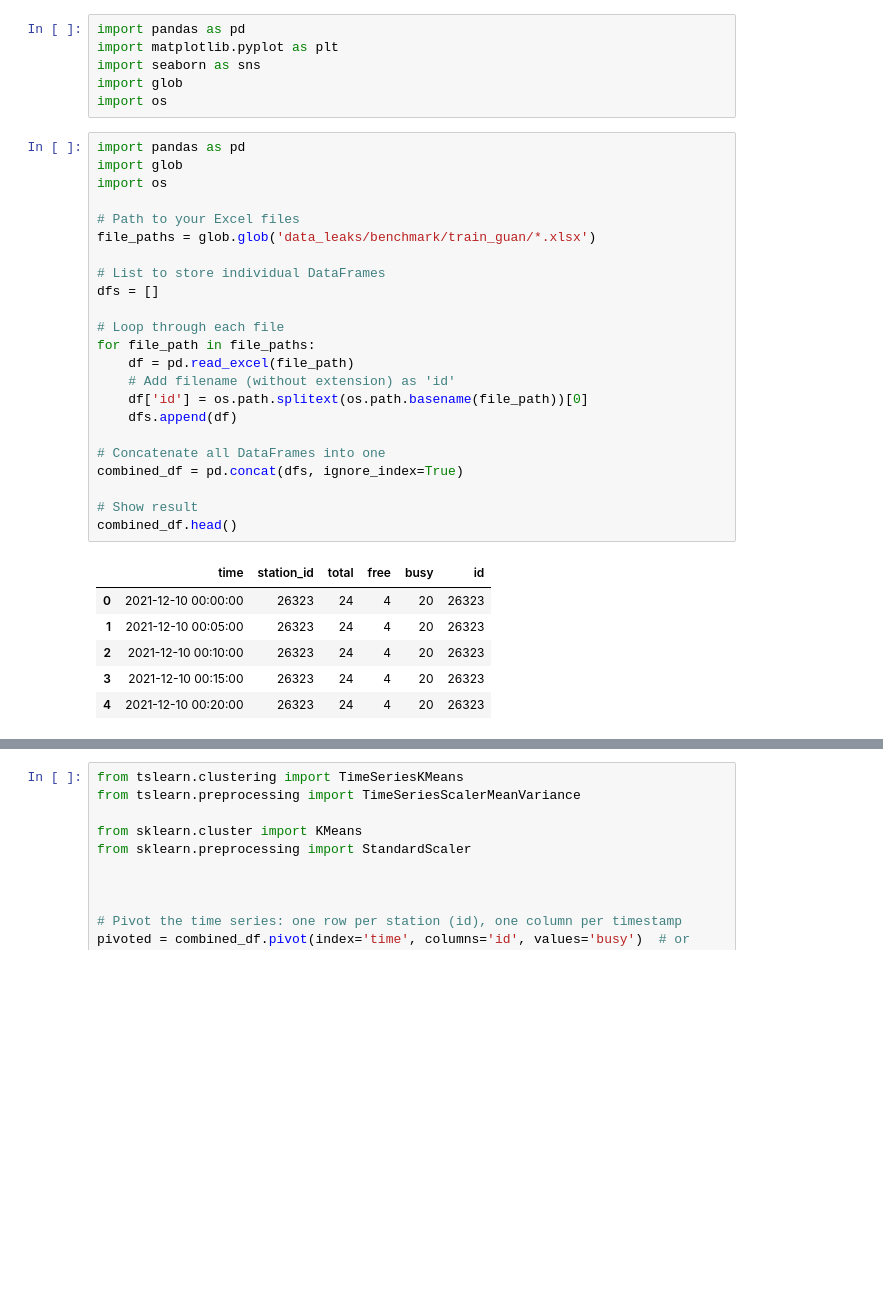
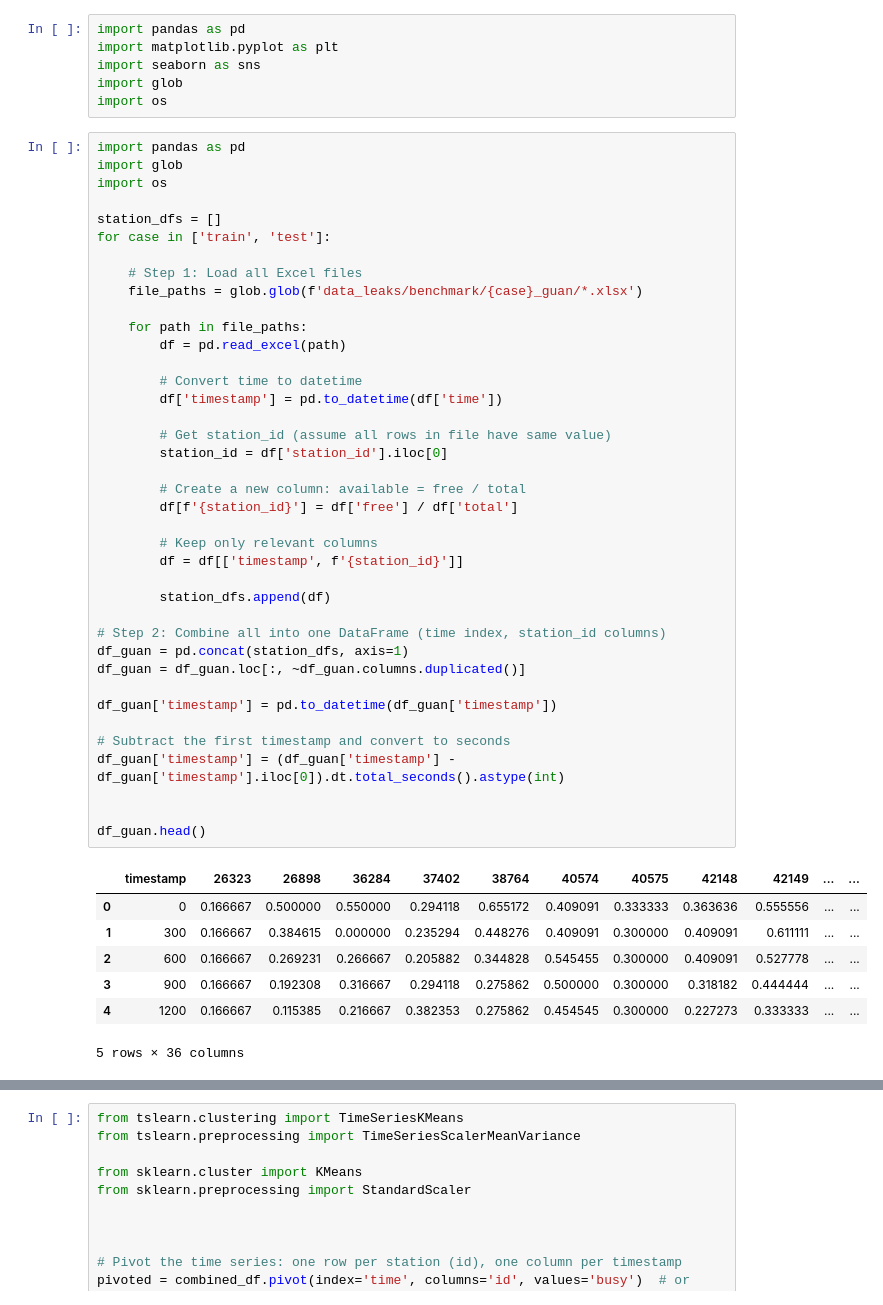
Before and after one commit to arthurhirez/FedLeaks, a Jupyter notebook: Dataset_benchmark.ipynb, the cells around one changed output, grey strips where cells are left out. Saved outputs shown, nothing was run; the diff lists cells and outputs as text; blank space fills up the shorter version.

Commit message:
Benchmark_initial

```diff
--- a/Dataset_benchmark.ipynb
+++ b/Dataset_benchmark.ipynb
@@ -7,30 +7,47 @@ import os
 # %%
 import pandas as pd
 import glob
 import os
 
-# Path to your Excel files
-file_paths = glob.glob('data_leaks/benchmark/train_guan/*.xlsx')
+station_dfs = []
+for case in ['train', 'test']:
 
-# List to store individual DataFrames
-dfs = []
+    # Step 1: Load all Excel files
+    file_paths = glob.glob(f'data_leaks/benchmark/{case}_guan/*.xlsx')
 
-# Loop through each file
-for file_path in file_paths:
-    df = pd.read_excel(file_path)
-    # Add filename (without extension) as 'id'
-    df['id'] = os.path.splitext(os.path.basename(file_path))[0]
-    dfs.append(df)
+    for path in file_paths:
+        df = pd.read_excel(path)
 
-# Concatenate all DataFrames into one
-combined_df = pd.concat(dfs, ignore_index=True)
+        # Convert time to datetime
+        df['timestamp'] = pd.to_datetime(df['time'])
 
-# Show result
-combined_df.head()
+        # Get station_id (assume all rows in file have same value)
+        station_id = df['station_id'].iloc[0]
+
+        # Create a new column: available = free / total
+        df[f'{station_id}'] = df['free'] / df['total']
+
+        # Keep only relevant columns
+        df = df[['timestamp', f'{station_id}']]
+
+        station_dfs.append(df)
+
+# Step 2: Combine all into one DataFrame (time index, station_id columns)
+df_guan = pd.concat(station_dfs, axis=1)
+df_guan = df_guan.loc[:, ~df_guan.columns.duplicated()]
+
+df_guan['timestamp'] = pd.to_datetime(df_guan['timestamp'])
+
+# Subtract the first timestamp and convert to seconds
+df_guan['timestamp'] = (df_guan['timestamp'] - df_guan['timestamp'].iloc[0]).dt.total_seconds().astype(int)
+
+
+df_guan.head()
 # %% [output]
-|  | time | station_id | total | free | busy | id |
-| 0 | 2021-12-10 00:00:00 | 26323 | 24 | 4 | 20 | 26323 |
-| 1 | 2021-12-10 00:05:00 | 26323 | 24 | 4 | 20 | 26323 |
-| 2 | 2021-12-10 00:10:00 | 26323 | 24 | 4 | 20 | 26323 |
-| 3 | 2021-12-10 00:15:00 | 26323 | 24 | 4 | 20 | 26323 |
-| 4 | 2021-12-10 00:20:00 | 26323 | 24 | 4 | 20 | 26323 |
+|  | timestamp | 26323 | 26898 | 36284 | 37402 | 38764 | 40574 | 40575 | 42148 | 42149 | ... | ... |
+| 0 | 0 | 0.166667 | 0.500000 | 0.550000 | 0.294118 | 0.655172 | 0.409091 | 0.333333 | 0.363636 | 0.555556 | ... | ... |
+| 1 | 300 | 0.166667 | 0.384615 | 0.000000 | 0.235294 | 0.448276 | 0.409091 | 0.300000 | 0.409091 | 0.611111 | ... | ... |
+| 2 | 600 | 0.166667 | 0.269231 | 0.266667 | 0.205882 | 0.344828 | 0.545455 | 0.300000 | 0.409091 | 0.527778 | ... | ... |
+| 3 | 900 | 0.166667 | 0.192308 | 0.316667 | 0.294118 | 0.275862 | 0.500000 | 0.300000 | 0.318182 | 0.444444 | ... | ... |
+| 4 | 1200 | 0.166667 | 0.115385 | 0.216667 | 0.382353 | 0.275862 | 0.454545 | 0.300000 | 0.227273 | 0.333333 | ... | ... |
+5 rows × 36 columns
```
Also changed, not shown: parts of 30 cells of this notebook, 11 other files.
